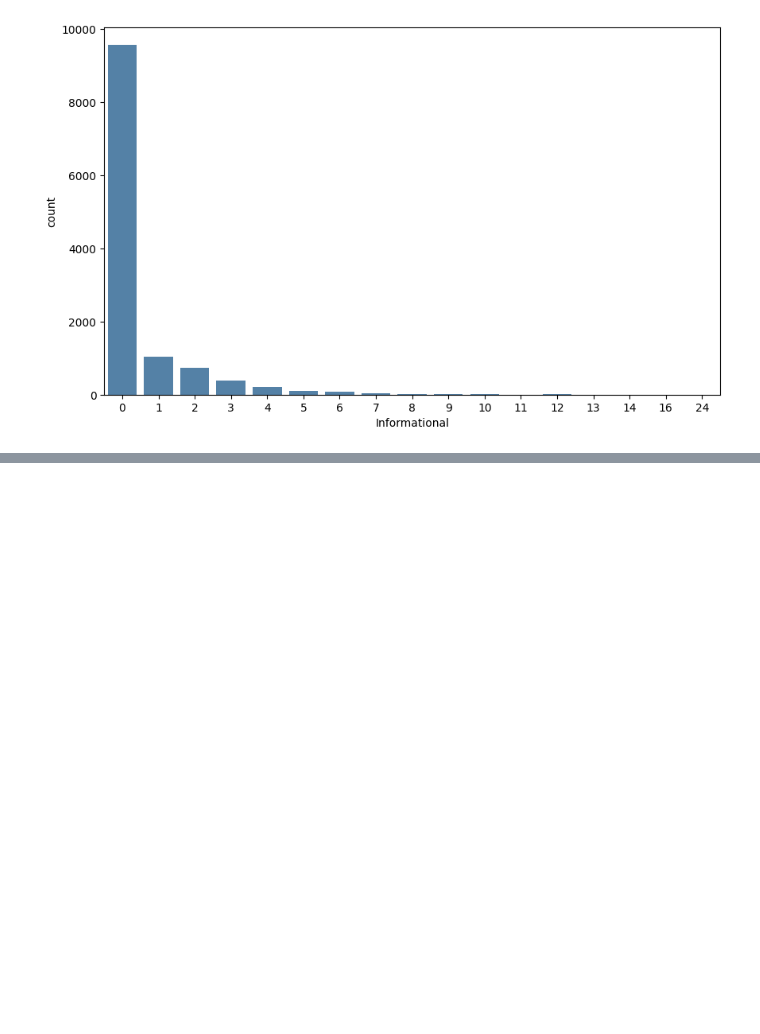
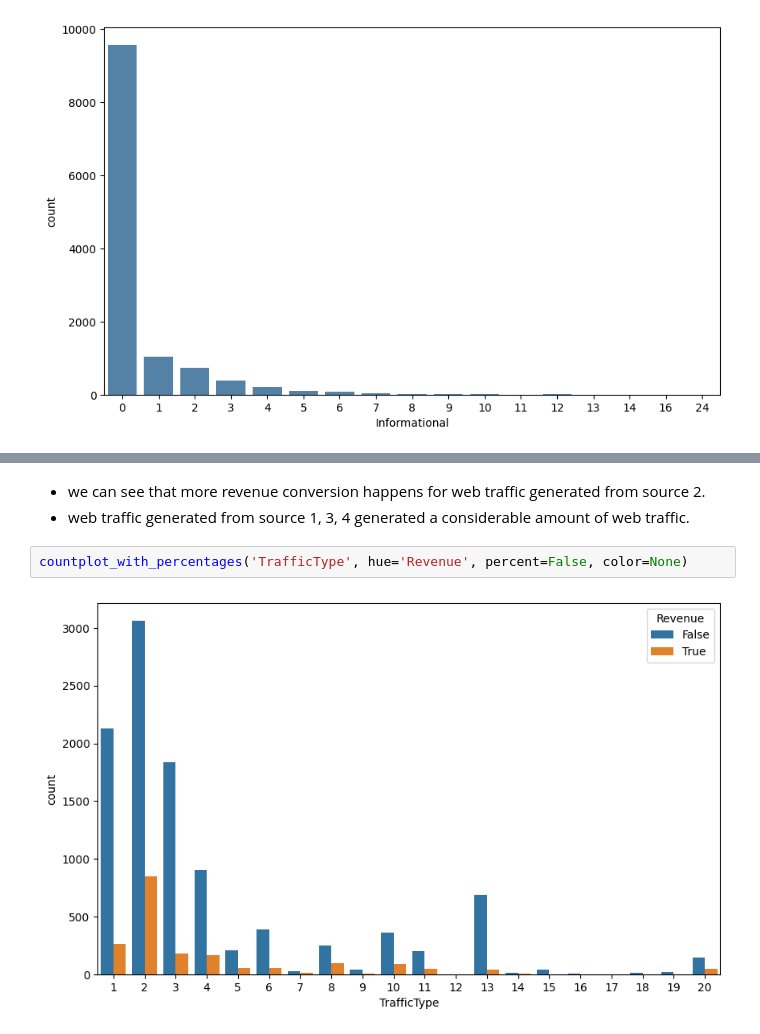
Before and after one commit to alaalmy-ahmed/Online-Shopper-s-Purchasing-Intention, a Jupyter notebook: Visual Analysis.ipynb, the cells around one changed output, grey strips where cells are left out. Saved outputs shown, nothing was run; the diff lists cells and outputs as text; blank space fills up the shorter version.

```diff
--- a/Visual Analysis.ipynb
+++ b/Visual Analysis.ipynb
@@ -320,0 +339,7 @@ countplot_with_percentages('Informational', percent=False)
+# %% [markdown]
+- we can see that more revenue conversion happens for web traffic generated from source 2.
+- web traffic generated from source 1, 3, 4 generated a considerable amount of web traffic.
+# %%
+countplot_with_percentages('TrafficType', hue='Revenue', percent=False, color=None)
+# %% [output]
+[figure, added]
```
Also changed, not shown: parts of 18 cells of this notebook, 7 other files.
